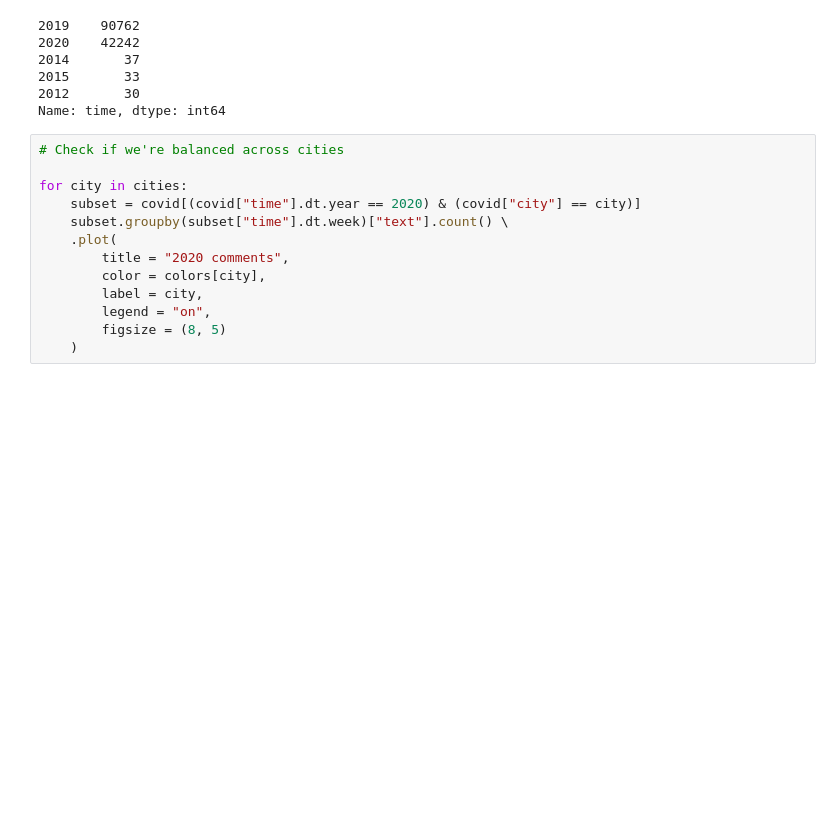
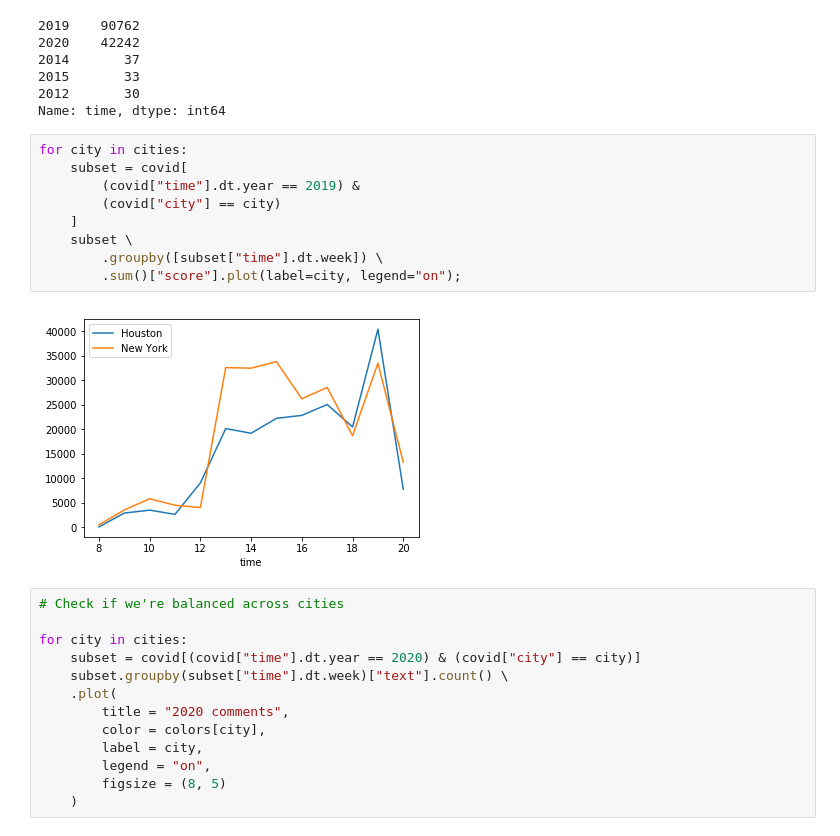
Before and after one commit to jgodin21/project_5, a Jupyter notebook: code/3-Analyze-sentiment.ipynb, the cells around one changed output. Drawn from its saved outputs; the diff is of its cells as text; blank space fills up the shorter version.

```diff
--- a/code/3-Analyze-sentiment.ipynb
+++ b/code/3-Analyze-sentiment.ipynb
@@ -114,6 +114,17 @@ covid["time"].dt.year.value_counts()
 2015       33
 2012       30
 Name: time, dtype: int64
+# %%
+for city in cities:
+    subset = covid[
+        (covid["time"].dt.year == 2019) &
+        (covid["city"] == city)
+    ]
+    subset \
+        .groupby([subset["time"].dt.week]) \
+        .sum()["score"].plot(label=city, legend="on");
+# %% [output]
+[figure, added]
 # %%
 # Check if we're balanced across cities
 
```
Also changed, not shown: parts of 8 cells of this notebook, 5 other files.
